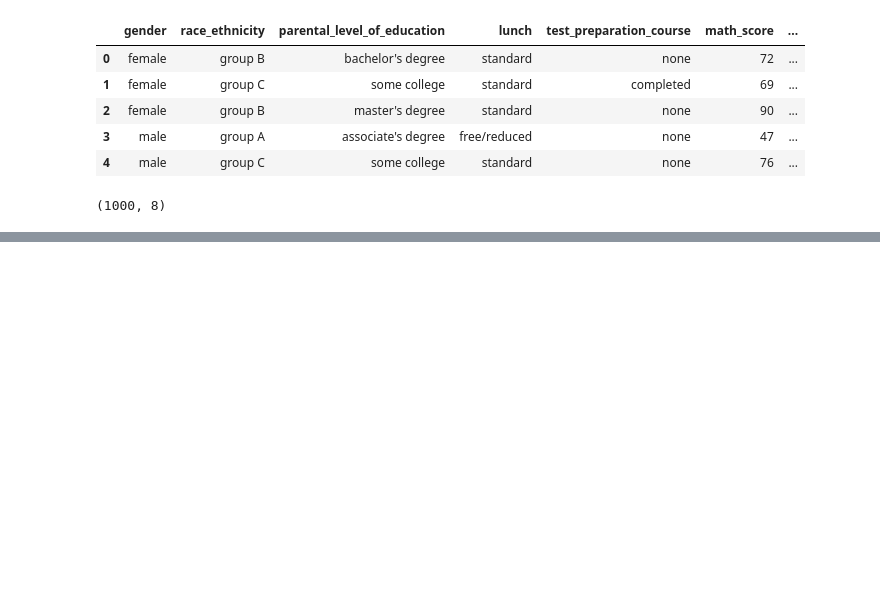
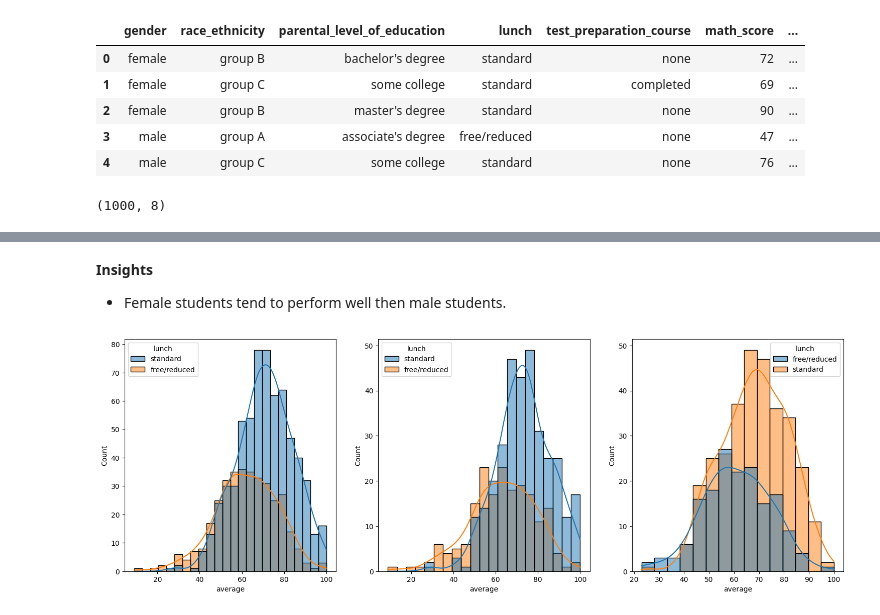
Before and after one commit to SunilBalas/End-To-End-ML-Project, a Jupyter notebook: notebook/1. EDA_STUDENT_PERFORMANCE.ipynb, the cells around one changed output, grey strips where cells are left out. Saved outputs shown, nothing was run; the diff lists cells and outputs as text; code cells hidden in the pictures; blank space fills up the shorter version.

```diff
--- a/notebook/1. EDA_STUDENT_PERFORMANCE.ipynb
+++ b/notebook/1. EDA_STUDENT_PERFORMANCE.ipynb
@@ -43,0 +278,29 @@ df.shape
+# %% [markdown]
+**Insights**
+ - Female students tend to perform well then male students.
+# %%
+plt.subplots(1,3,figsize=(25,6))
+plt.subplot(141)
+sns.histplot(
+        data=df,
+        x='average',
+        kde=True,
+        hue='lunch'
+    )
+plt.subplot(142)
+sns.histplot(
+        data=df[df.gender=='female'],
+        x='average',
+        kde=True,
+        hue='lunch'
+    )
+plt.subplot(143)
+sns.histplot(
+        data=df[df.gender=='male'],
+        x='average',
+        kde=True,
+        hue='lunch'
+    )
+plt.show()
+# %% [output]
+[figure, added]
```
Also changed, not shown: parts of 51 cells of this notebook.
